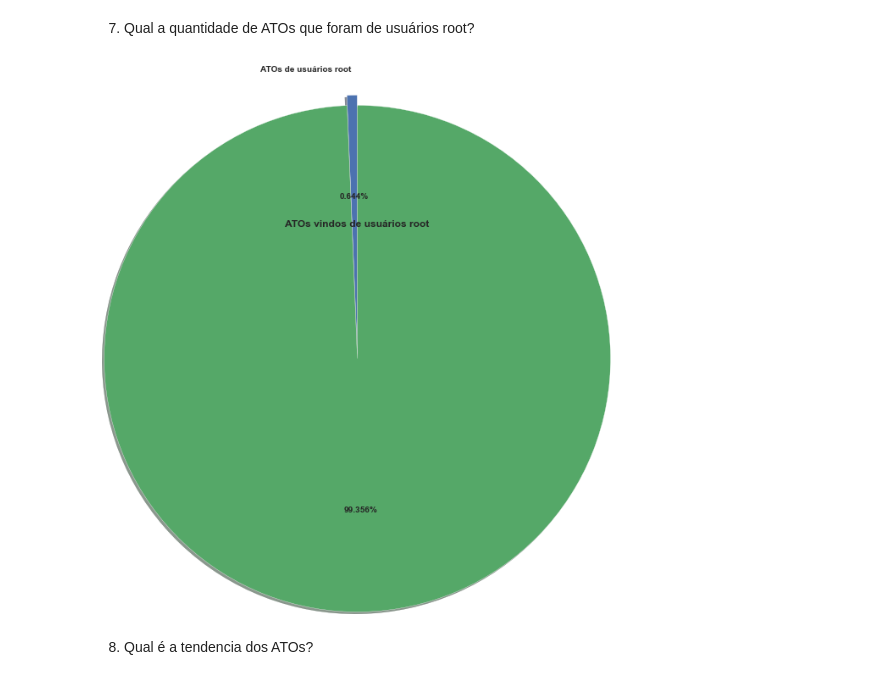
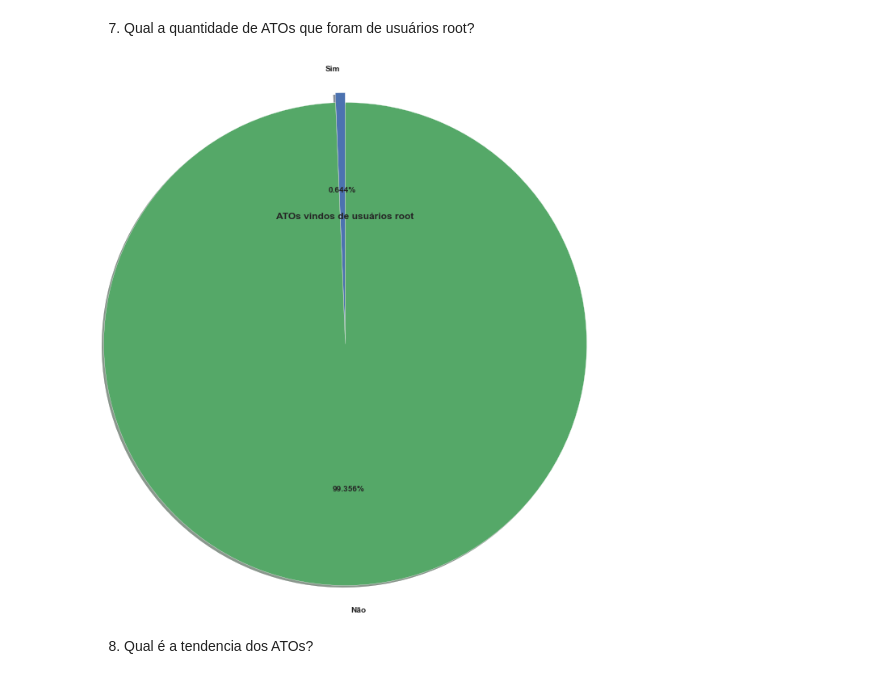
Before and after one commit to pedrosena138/projeto-if997, a Jupyter notebook: Projeto.ipynb, the cells around one changed output. Drawn from its saved outputs; the diff is of its cells as text; code cells hidden in the pictures.

```diff
--- a/Projeto.ipynb
+++ b/Projeto.ipynb
@@ -229,6 +258,6 @@ contas_df.describe()
 # %%
-# logins_df['timestamp'] = logins_df['timestamp'].apply(converteData)
-# logins_df['dates'] = logins_df['timestamp'].apply(lambda x: x.date())
+logins_df['timestamp'] = logins_df['timestamp'].apply(converteData)
+logins_df['dates'] = logins_df['timestamp'].apply(lambda x: x.date())
 data_acessos_df = logins_df.groupby('dates')['id'].size().reset_index(name='n_logins')
 ato = logins_df[logins_df['ato'] == 1].groupby('dates').size().reset_index(name='total_ato')
 data_acessos_df = pd.merge(data_acessos_df, ato, on='dates')
@@ -360,10 +390,12 @@ plt.show()
 5. Existem ATOs que não foram de instalações de lojas oficiais?
 # %%
 logins_ato = logins_df[logins_df['ato'] == 1]
-loja_oficial_ato = logins_ato[logins_ato['is_from_official_store_ato'] == 1].count()[0]
-not_loja_oficial_ato = logins_ato.shape[0] - loja_oficial_ato
+total_ato = logins_ato.shape[0]
 
-plt.pie([loja_oficial_ato, not_loja_oficial_ato], shadow=True, startangle=90, explode=[0.1,0], labels=['intalações de lojas oficiais', ''], autopct='%1.3f%%', radius=2.5)
+sim = logins_ato[logins_ato['is_from_official_store_ato'] == 1].count()[0]
+nao = total_ato - sim
+
+plt.pie([sim, nao], shadow=True, startangle=90, explode=[0.1,0], labels=['Sim', 'Não'], autopct='%1.3f%%', radius=2.5)
 plt.title('ATOs vindos de instalções de lojas oficiais')
 plt.show()
 # %% [output]
@@ -388,14 +418,14 @@ plt.show()
 # %% [markdown]
 7. Qual a quantidade de ATOs que foram de usuários root?
 # %%
-root_ato = logins_ato[logins_ato['probable_root_ato'] == 1].count()[0]
-not_root_ato = logins_ato.shape[0] - root_ato
+sim = logins_ato[logins_ato['probable_root_ato'] == 1].count()[0]
+nao = total_ato - sim
 
-plt.pie([root_ato, not_root_ato], shadow=True, startangle=90, explode=[0.1,0], labels=['ATOs de usuários root', ''], autopct='%1.3f%%', radius=2.5)
+plt.pie([sim, nao], shadow=True, startangle=90, explode=[0.1,0], labels=['Sim', 'Não'], autopct='%1.3f%%', radius=2.5)
 plt.title('ATOs vindos de usuários root')
 plt.show()
 # %% [output]
-[figure, old version]
+[figure, new version]
 # %% [markdown]
 8. Qual é a tendencia dos ATOs?
 # %%
```
Also changed, not shown: parts of 16 cells of this notebook.
